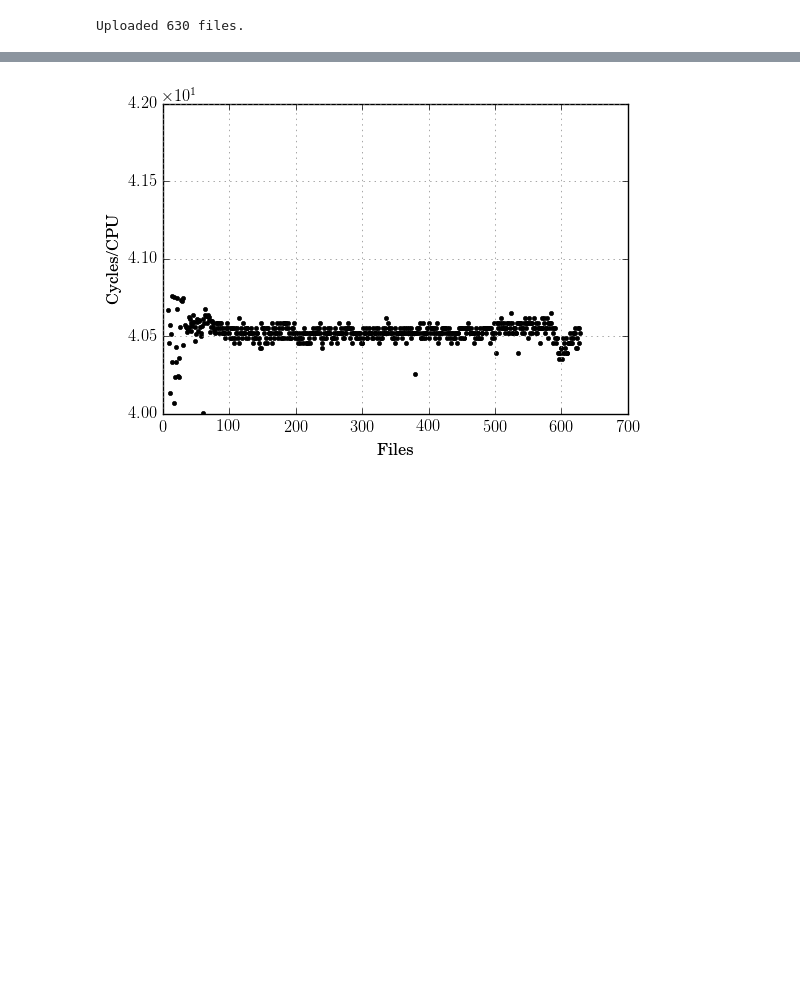
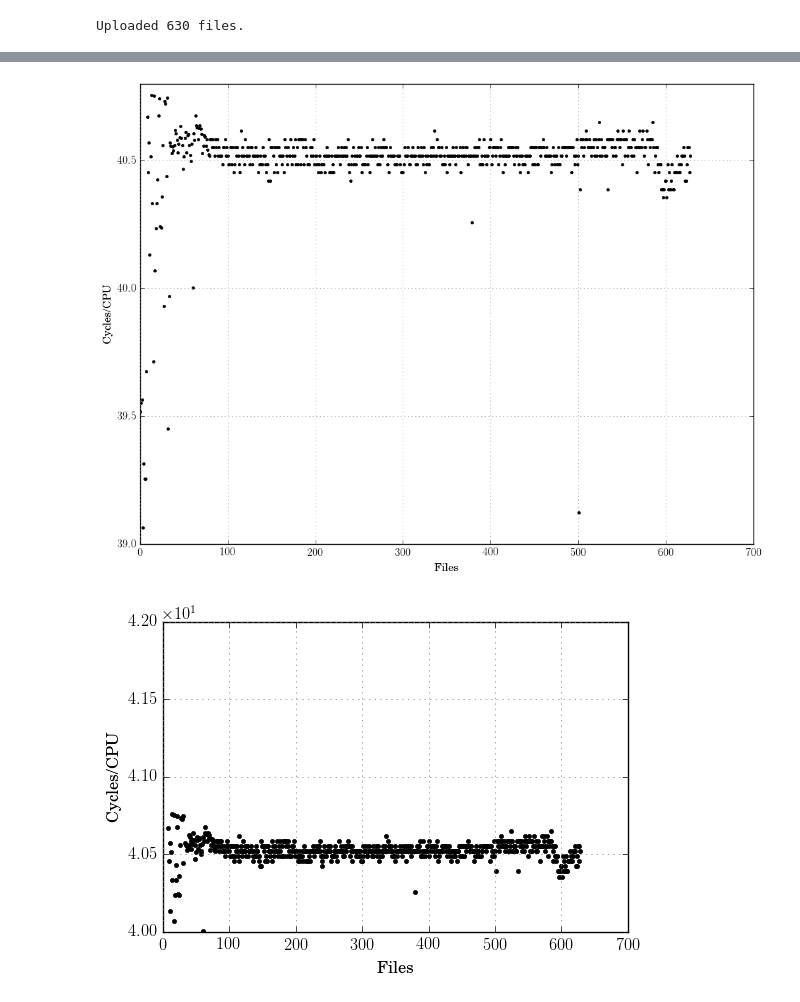
Before and after one commit to JessicaRehak/WDT_Analysis, a Jupyter notebook: dev.ipynb, the cells around one changed output, grey strips where cells are left out. Saved outputs shown, nothing was run; the diff lists cells and outputs as text; code cells hidden in the pictures; blank space fills up the shorter version.

```diff
--- a/dev.ipynb
+++ b/dev.ipynb
@@ -17,3 +62,9 @@ Uploaded 630 files.
+# %%
+reload(fom_plot)
+myplot = fom_plot.Plotter()
+myplot.plot_cyc_v_cpu(pwr_run)
+# %% [output]
+[figure, added]
 # %%
 cycvcpu = pwr_comp.cyc_v_cpu()
 plt.plot(cycvcpu,'.k')
```
Also changed, not shown: parts of 16 cells of this notebook, 3 other files.
